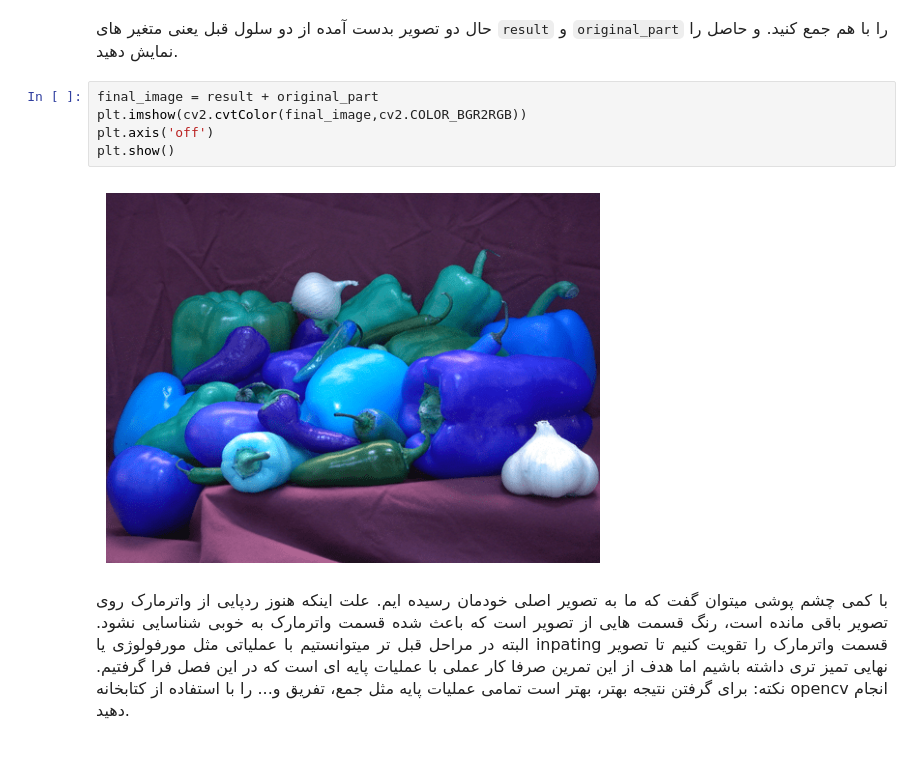
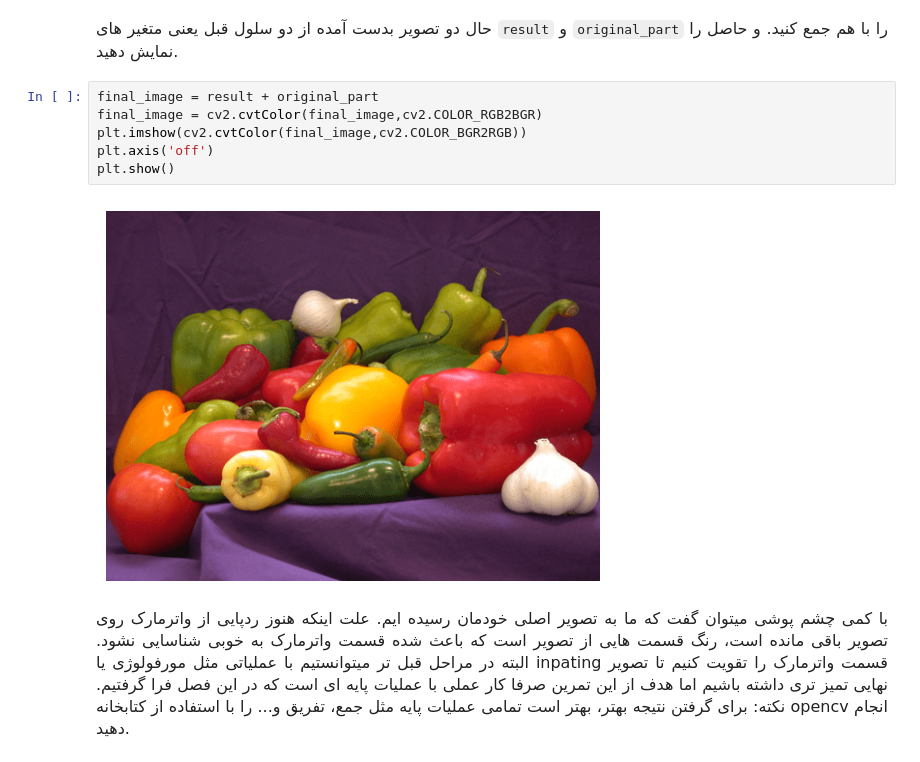
Before and after one commit to mahajialirezaei/Watermark---opencv, a Jupyter notebook: Code/NoteBook.ipynb, the cells around one changed output. Saved outputs shown, nothing was run; the diff lists cells and outputs as text.

Commit message:
rgb to bgr for final image

```diff
--- a/Code/NoteBook.ipynb
+++ b/Code/NoteBook.ipynb
@@ -192,11 +192,12 @@ plt.show()
 </p>
 # %%
 final_image = result + original_part
+final_image = cv2.cvtColor(final_image,cv2.COLOR_RGB2BGR)
 plt.imshow(cv2.cvtColor(final_image,cv2.COLOR_BGR2RGB))
 plt.axis('off')
 plt.show()
 # %% [output]
-[figure, old version]
+[figure, new version]
 # %% [markdown]
 
 <p dir=rtl style="direction: rtl;text-align: justify;line-height:200%;font-family:vazir;font-size:medium">
```
